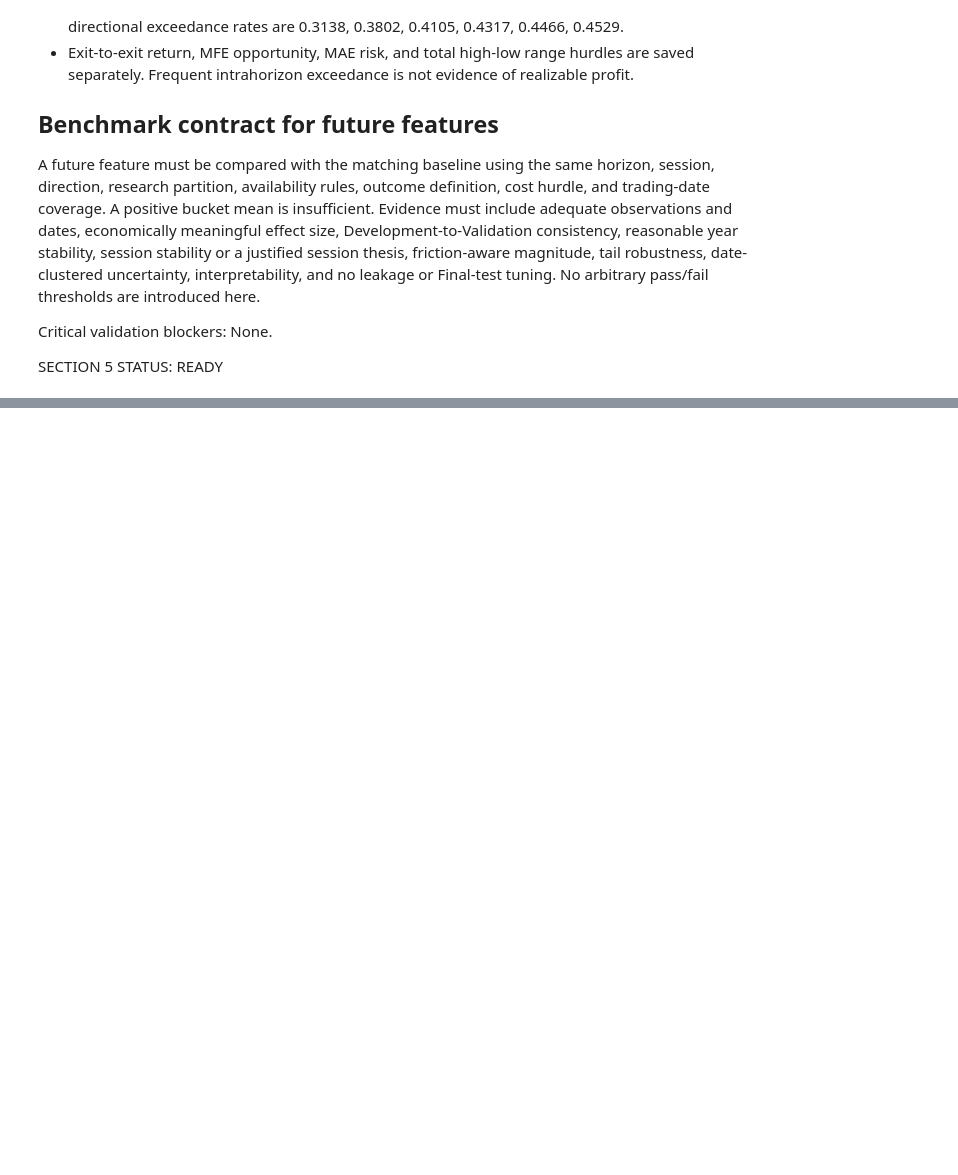
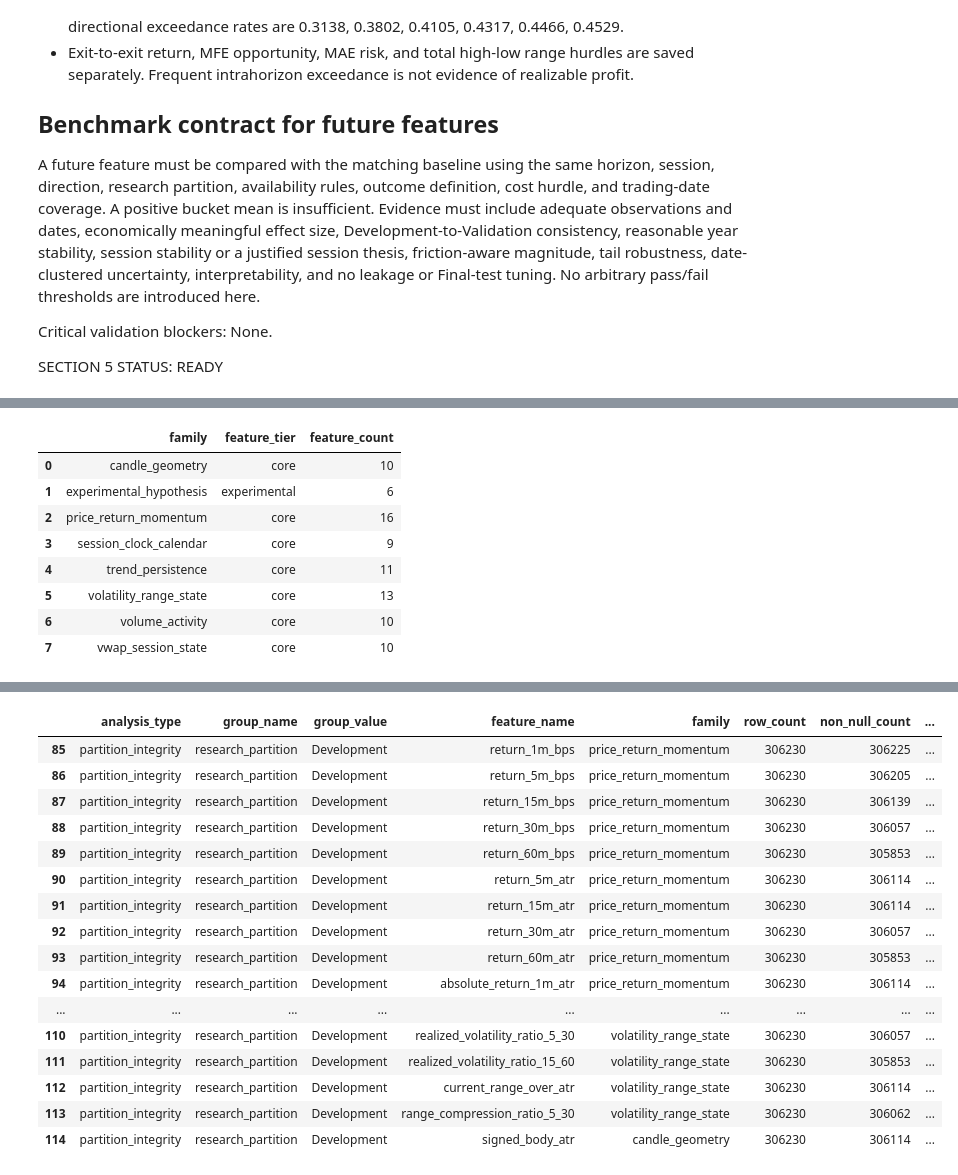
Before and after one commit to Abond1234/GC-1m-OHLCV-QUANTITATIVE-ANALYSIS, a Jupyter notebook: notebooks/exploration/statistical_feature_research.ipynb, the cells around one changed output, grey strips where cells are left out. Cells and saved outputs as stored; diff of their text form; code cells hidden in the pictures; blank space fills up the shorter version.

Commit message:
Complete statistical feature engineering framework

```diff
--- a/notebooks/exploration/statistical_feature_research.ipynb
+++ b/notebooks/exploration/statistical_feature_research.ipynb
@@ -2483,0 +3048,46 @@ SECTION 5 STATUS: READY
+# %%
+feature_diagnostics_gc = compute_feature_diagnostics(feature_build_result)
+development_feature_diagnostics = feature_diagnostics_gc.loc[
+    feature_diagnostics_gc["analysis_type"].eq("Development_feature_summary")
+].copy()
+diagnostic_failure_columns = [
+    "constant_flag", "exact_duplicate_group", "unexpectedly_extreme_flag",
+    "excessive_missingness_flag", "invalid_range_flag",
+]
+diagnostic_gate_passed = bool(
+    ~development_feature_diagnostics["constant_flag"].any()
+    and development_feature_diagnostics["exact_duplicate_group"].eq("").all()
+    and ~development_feature_diagnostics["unexpectedly_extreme_flag"].any()
+    and ~development_feature_diagnostics["excessive_missingness_flag"].any()
+    and ~development_feature_diagnostics["invalid_range_flag"].any()
+)
+diagnostic_check = pd.DataFrame([
+    {
+        "category": "engineering_diagnostics",
+        "check_name": "no_constant_duplicate_extreme_excessive_missing_or_invalid_range_feature",
+        "critical": True,
+        "passed": diagnostic_gate_passed,
+        "details": "Development-only diagnostic flags checked before save",
+    }
+])
+feature_validation_gc = pd.concat([feature_validation_gc, diagnostic_check], ignore_index=True)
+display(feature_inventory)
+display(development_feature_diagnostics.sort_values("missing_rate", ascending=False)[[
+    "feature_name", "family", "non_null_count", "missing_rate", "finite_rate",
+    "unique_value_count", "mean", "standard_deviation", "minimum", "p01", "median", "p99", "maximum",
+]].head(15))
+display(feature_diagnostics_gc.loc[
+    feature_diagnostics_gc["analysis_type"].isin(["family_missingness", "partition_integrity"]),
+    ["analysis_type", "group_name", "group_value", "feature_name", "family", "row_count", "non_null_count", "missing_rate", "finite_rate"],
+].head(30))
+assert feature_validation_gc.loc[feature_validation_gc["critical"], "passed"].all()
+# %% [output]
+|  | family | feature_tier | feature_count |
+| 0 | candle_geometry | core | 10 |
+| 1 | experimental_hypothesis | experimental | 6 |
+| 2 | price_return_momentum | core | 16 |
+| 3 | session_clock_calendar | core | 9 |
+| 4 | trend_persistence | core | 11 |
+| 5 | volatility_range_state | core | 13 |
+| 6 | volume_activity | core | 10 |
+| 7 | vwap_session_state | core | 10 |
@@ -2483,0 +3110,17 @@ SECTION 5 STATUS: READY
+|  | analysis_type | group_name | group_value | feature_name | family | row_count | non_null_count | ... |
+| 85 | partition_integrity | research_partition | Development | return_1m_bps | price_return_momentum | 306230 | 306225 | ... |
+| 86 | partition_integrity | research_partition | Development | return_5m_bps | price_return_momentum | 306230 | 306205 | ... |
+| 87 | partition_integrity | research_partition | Development | return_15m_bps | price_return_momentum | 306230 | 306139 | ... |
+| 88 | partition_integrity | research_partition | Development | return_30m_bps | price_return_momentum | 306230 | 306057 | ... |
+| 89 | partition_integrity | research_partition | Development | return_60m_bps | price_return_momentum | 306230 | 305853 | ... |
+| 90 | partition_integrity | research_partition | Development | return_5m_atr | price_return_momentum | 306230 | 306114 | ... |
+| 91 | partition_integrity | research_partition | Development | return_15m_atr | price_return_momentum | 306230 | 306114 | ... |
+| 92 | partition_integrity | research_partition | Development | return_30m_atr | price_return_momentum | 306230 | 306057 | ... |
+| 93 | partition_integrity | research_partition | Development | return_60m_atr | price_return_momentum | 306230 | 305853 | ... |
+| 94 | partition_integrity | research_partition | Development | absolute_return_1m_atr | price_return_momentum | 306230 | 306114 | ... |
+| ... | ... | ... | ... | ... | ... | ... | ... | ... |
+| 110 | partition_integrity | research_partition | Development | realized_volatility_ratio_5_30 | volatility_range_state | 306230 | 306057 | ... |
+| 111 | partition_integrity | research_partition | Development | realized_volatility_ratio_15_60 | volatility_range_state | 306230 | 305853 | ... |
+| 112 | partition_integrity | research_partition | Development | current_range_over_atr | volatility_range_state | 306230 | 306114 | ... |
+| 113 | partition_integrity | research_partition | Development | range_compression_ratio_5_30 | volatility_range_state | 306230 | 306062 | ... |
+| 114 | partition_integrity | research_partition | Development | signed_body_atr | candle_geometry | 306230 | 306114 | ... |
```
Also changed, not shown: parts of 31 cells of this notebook, 8 other files.
